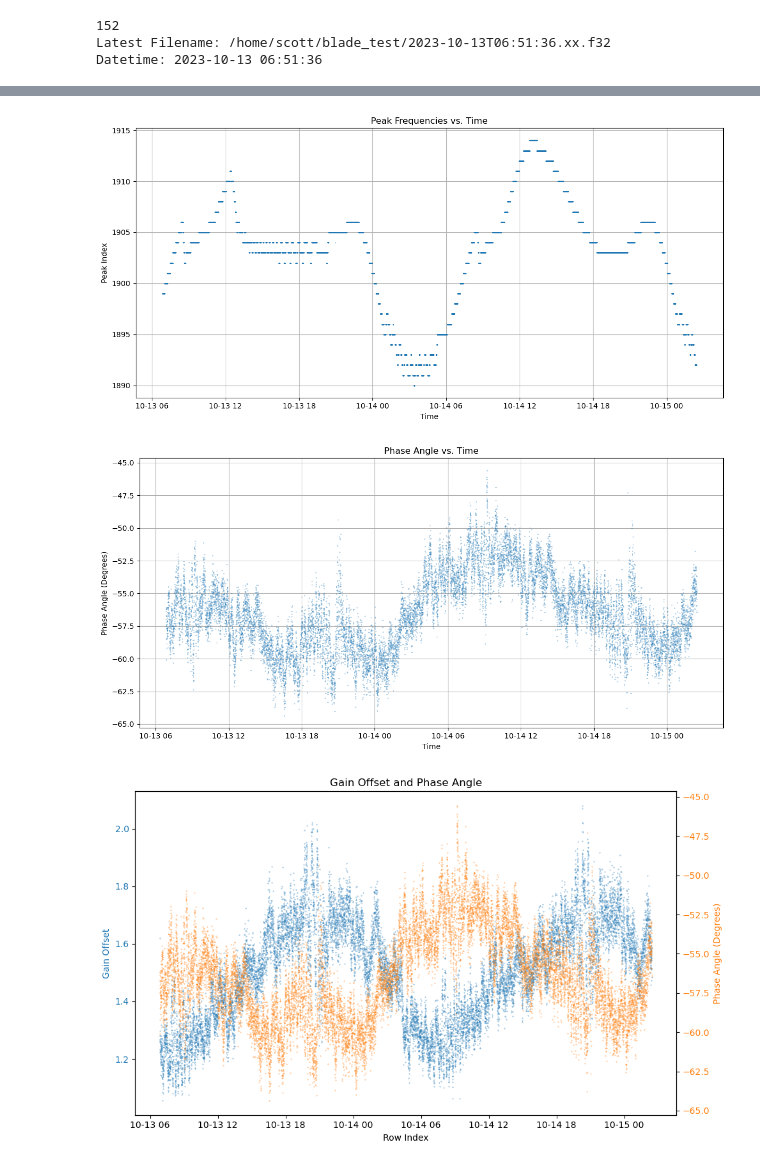
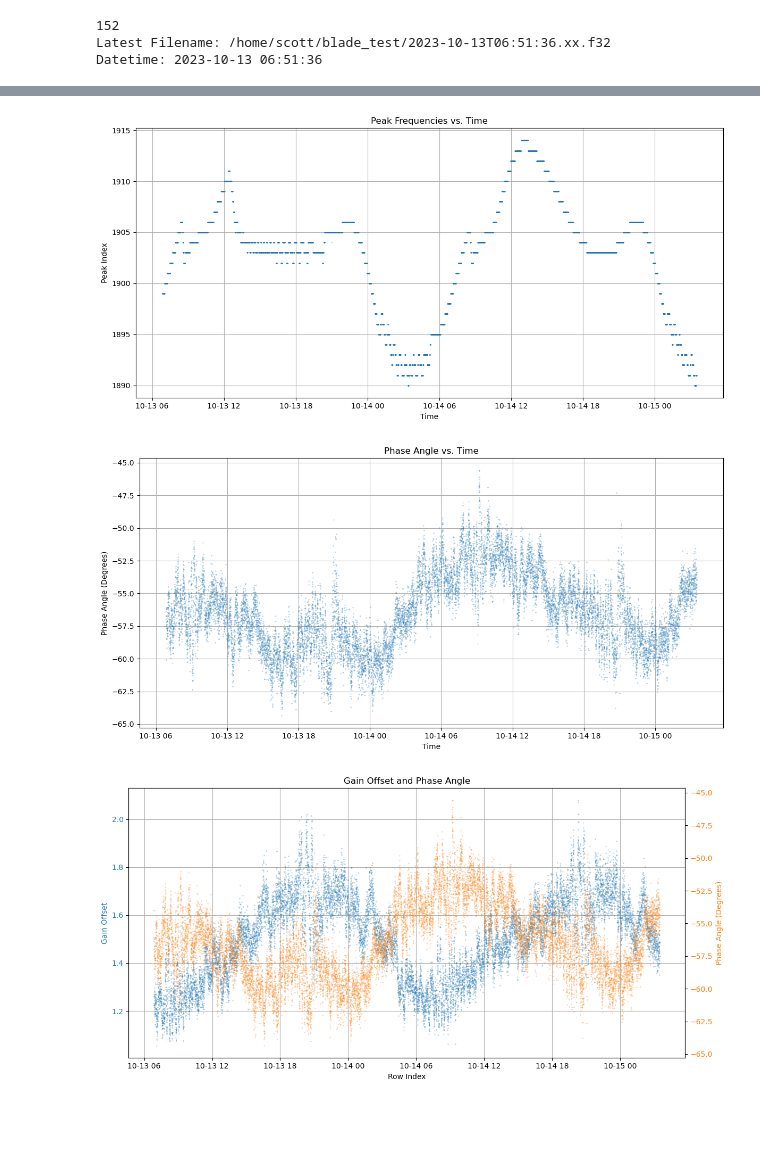
Before and after one commit to ScottTilley/polarization, a Jupyter notebook: GOES18.ipynb, the cells around one changed output, grey strips where cells are left out. Cells and saved outputs as stored; diff of their text form; code cells hidden in the pictures; blank space fills up the shorter version.

```diff
--- a/GOES18.ipynb
+++ b/GOES18.ipynb
@@ -147,42 +152,51 @@ plt.xlabel('Time')
 plt.ylabel('Peak Index')
 plt.grid(True)
 plt.tight_layout()
-plt.show()
+
+filename = f'{object_observed}_{formatted_datetime}_peak_f_xy.png'
+plt.savefig(filename)
+
 
 plt.figure(figsize=(12, 6))
 plt.plot(t, phase_angles_degrees, '.', markersize=mark_size)
 plt.title('Phase Angle vs. Time')
 plt.xlabel('Time')
 plt.ylabel('Phase Angle (Degrees)')
 plt.grid(True)
 plt.tight_layout()
-plt.show()
 
-fig, ax1 = plt.subplots(figsize=(10, 6))
+
+fig, ax1 = plt.subplots(figsize=(12, 6))
 
 color = 'tab:blue'
 ax1.set_xlabel('Row Index')
 ax1.set_ylabel('Gain Offset', color=color)
+plt.grid(True)
+plt.tight_layout()
 ax1.plot(t, gain_offset, '.', markersize=mark_size, label='Gain Offset', color=color)
 ax1.tick_params(axis='y', labelcolor=color)
+filename = f'{object_observed}_{formatted_datetime}_phase_angle.png'
+plt.savefig(filename)
+
+
 
 ax2 = ax1.twinx()
 color = 'tab:orange'
 ax2.set_ylabel('Phase Angle (Degrees)', color=color)
 ax2.plot(t,phase_angles_degrees, '.', markersize=mark_size, label='Phase Angle (Degrees)', color=color)
 ax2.tick_params(axis='y', labelcolor=color)
 
 plt.title('Gain Offset and Phase Angle')
 fig.tight_layout()
 
 
 
 filename = f'{object_observed}_{formatted_datetime}_gain_phase.png'
 plt.savefig(filename)
 # %% [output]
-[figure, old version]
+[figure, new version]
-[figure, old version]
+[figure, new version]
-[figure, old version]
+[figure, new version]
 # %%
 signal_peak = np.argmax(xx + yy, axis = 1)
 offsets = np.arange(-2,3)
```
Also changed, not shown: parts of 14 cells of this notebook, 23 other files.
